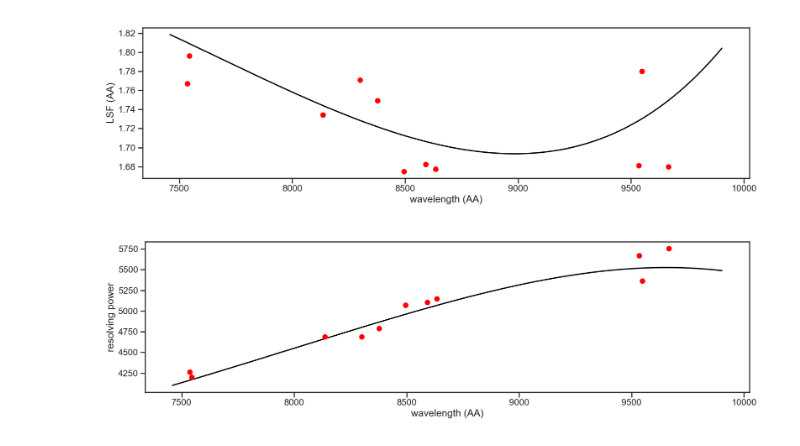
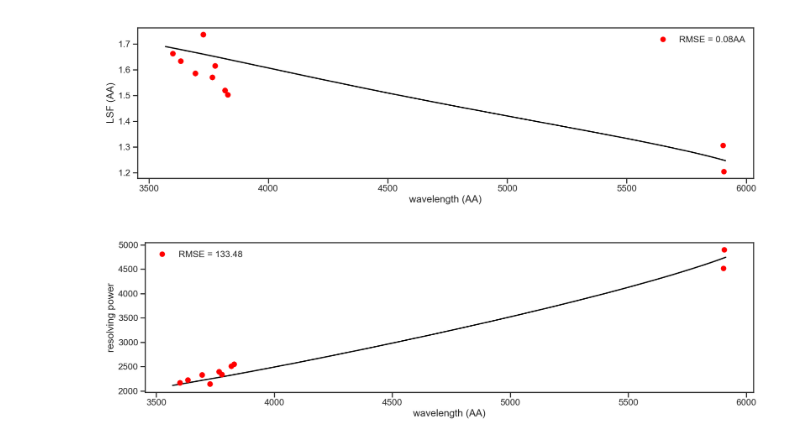
Before and after one commit to sdss/lvmdrp, a Jupyter notebook: docs/nb/lab-lamps.ipynb, the cells around one changed output. Drawn from its saved outputs; the diff is of its cells as text; code cells hidden in the pictures.

```diff
--- a/docs/nb/lab-lamps.ipynb
+++ b/docs/nb/lab-lamps.ipynb
@@ -93,7 +118,8 @@ frames_meta_match
 # %%
 # clean_frames = frames_meta_match.loc[(pd.to_numeric(frames_meta_match.ccd_temp,errors="coerce")<0)&(~frames_meta_match.notes.fillna("").str.contains("bad", case=False))]
 # clean_frames = frames_meta_match.loc[frames_meta_match.exp_no.isin(np.arange(1313, 1328+1, dtype=int))]
-clean_frames = frames_meta_match.loc[frames_meta_match.exp_no.isin(np.arange(1545, 1638+1, dtype=int))]
+# clean_frames = frames_meta_match.loc[frames_meta_match.exp_no.isin(np.arange(1545, 1638+1, dtype=int))]
+clean_frames = frames_meta_match.loc[frames_meta_match["IMAGETYP"].isin(["object"])]
 clean_frames.IMAGETYP.value_counts().plot(kind="bar", figsize=(10,5))
 # %% [output]
 <AxesSubplot:>
@@ -438,8 +471,8 @@ wave, fwhm = rssMethod.detWaveSolution_drp(
     f"_data-lvm/{arc_name}.disp.fits",
     f"_data-lvm/{arc_name}.res.fits",
     # f"_data-lvm/neon-lines_cor.txt",
-    f"_data-lvm/lvm-neon_nist.txt",
-    aperture="12", poly_fwhm="-3,-3", poly_dispersion="3", rel_flux_limits="0.2,2", flux_min="100.0", verbose="0"
+    f"_data-lvm/lvm-neon_nist_{CHANNEL}.txt",
+    aperture="7", poly_fwhm="-1,-1", poly_dispersion="-4", rel_flux_limits="0.2,2", flux_min="100.0", verbose="-1"
 )
 # subprocess.run(f"ds9 {arc_name}.disp.fits {arc_name}.res.fits".split())
 
@@ -468,15 +502,22 @@ f[0].data[ised,[0,-1]], wli, wlf
 # %%
 rss = rssMethod.loadRSS(f"_data-lvm/{arc_name}.disp_cor.fits")
 
-ref_table = np.loadtxt("_data-lvm/lvm-neon_nist.txt", skiprows=1)
+ref_table = np.loadtxt(f"_data-lvm/lvm-neon_nist_{CHANNEL}.txt", skiprows=1)
 ref_table = ref_table[ref_table[:,2].astype(bool)]
 
 plt.figure(figsize=(17,5))
 (neon_nist.Intensity/neon_nist.Intensity.max()).plot(ax=plt.gca(), lw=1, color="0.5")
-plt.plot(rss._wave, np.sqrt(rss._data[ised]/rss._data[ised].max()), "r", lw=1)
+plt.plot(rss._wave, (rss._data[ised]/rss._data[ised].max()), "r", lw=1)
 plt.plot(ref_table[:,1], np.ones_like(ref_table[:,1]), "ob", ms=7)
-# (neon_spec/neon_spec.max()).plot(ax=plt.gca(), lw=1, color="0.5")
+plt.vlines(neon_nist_or.index, ymin=0, ymax=(neon_nist_or.Intensity/neon_nist_or.Intensity.max()), colors="0.2", lw=1)
+
+for iwl, line in neon_nist_or.iterrows():
+    rel_intensity = (line.Intensity/neon_nist_or.Intensity.max())
+    if rel_intensity > -0.1:
+        plt.text(iwl, rel_intensity+0.1,
+             f"{iwl:.4f}", rotation=90, ha="left", va="bottom", size=9, fontweight="bold")
+
 plt.xlabel("wavelength (angstroms)")
-plt.ylabel("counts")
+plt.ylabel("normalized counts")
 plt.tight_layout()
 # %% [output]
@@ -493,20 +534,31 @@ No.    Name      Ver    Type      Cards   Dimensions   Format
   3  ERROR         1 ImageHDU         8   (4079, 41)   float32
   4  BADPIX        1 ImageHDU         8   (4079, 41)   uint8
 # %%
+def rmse(model, data):
+    return np.sqrt(np.sum((model-data)**2)/data.size)
+
 plt.figure(figsize=(17,5))
 plt.plot(f[1].data[ised], f[2].data[ised], "k")
-plt.plot(ref_table[:,1], fwhm, "or")
+
+error = rmse(np.interp(ref_table[:,1], f[1].data[ised], f[2].data[ised]), fwhm)
+plt.plot(ref_table[:,1], fwhm, "or", label=f"RMSE = {error:.2f}AA")
+
+plt.legend(loc=0, frameon=False)
 plt.xlabel("wavelength (AA)")
 plt.ylabel("LSF (AA)")
 plt.tight_layout()
 # %% [output]
-[figure, old version]
+[figure, new version]
 # %%
 plt.figure(figsize=(17,5))
 plt.plot(f[1].data[ised], f[1].data[ised]/f[2].data[ised], "k")
-plt.plot(ref_table[:,1], ref_table[:,1]/fwhm, "or")
+
+error = rmse(np.interp(ref_table[:,1], f[1].data[ised], f[1].data[ised]/f[2].data[ised]), ref_table[:,1]/fwhm)
+plt.plot(ref_table[:,1], ref_table[:,1]/fwhm, "or", label=f"RMSE = {error:.2f}")
+
+plt.legend(loc=0, frameon=False)
 plt.xlabel("wavelength (AA)")
 plt.ylabel("resolving power")
 plt.tight_layout()
 # %% [output]
-[figure, old version]
+[figure, new version]
```
Also changed, not shown: parts of 21 cells of this notebook.
